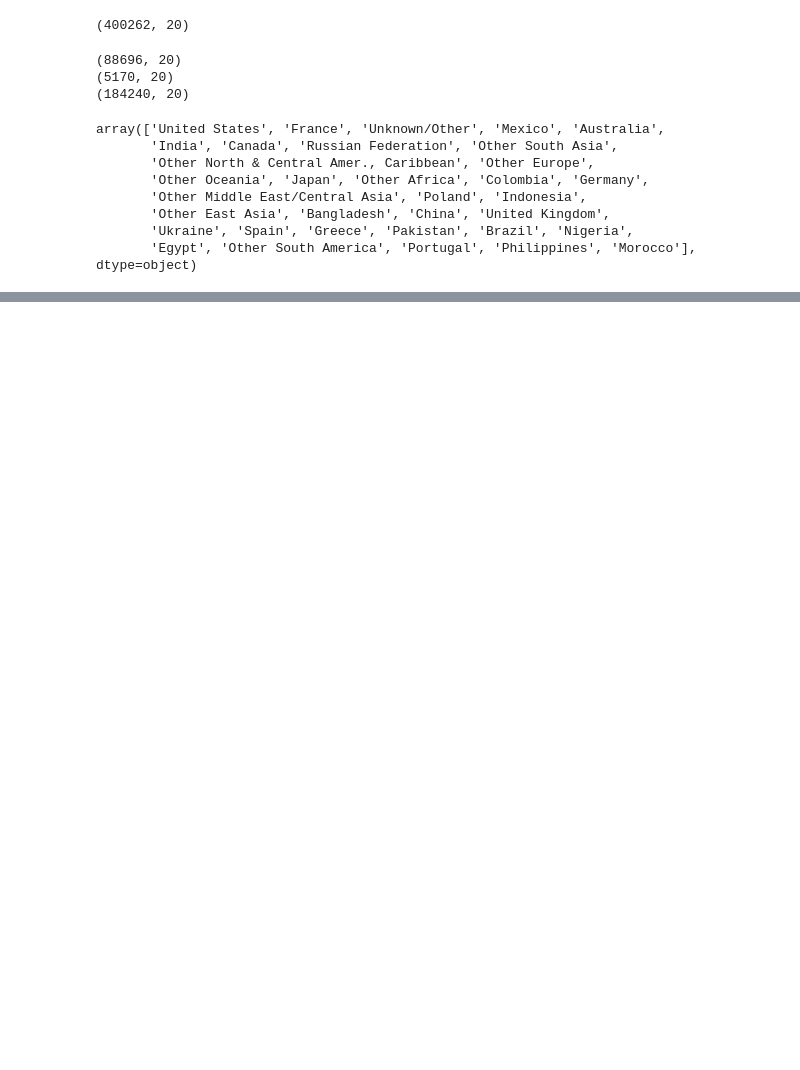
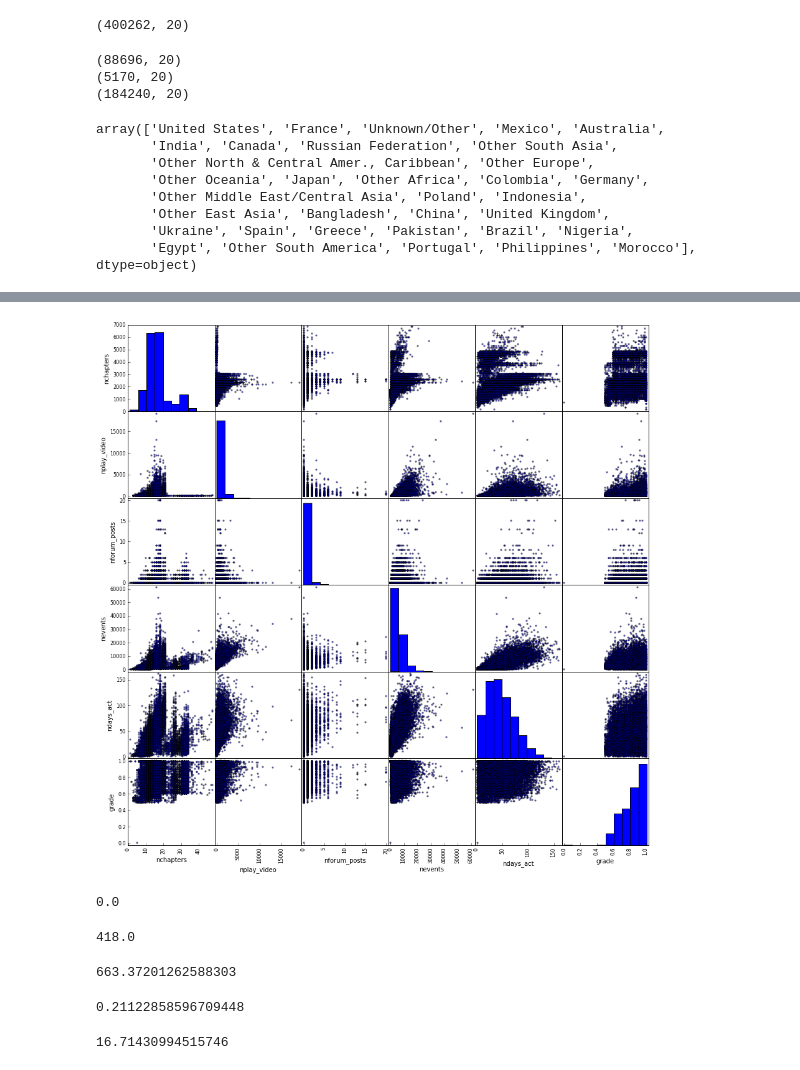
Before and after one commit to mattlichti/gen_assembly, a Jupyter notebook: Project/MOOC.ipynb, the cells around one changed output, grey strips where cells are left out. Cells and saved outputs as stored; diff of their text form; code cells hidden in the pictures; blank space fills up the shorter version.

```diff
--- a/Project/MOOC.ipynb
+++ b/Project/MOOC.ipynb
@@ -188,0 +256,2 @@ for country in data['final_cc_cname_DI'].unique()
+# %%
+success = data[data['certified']==1]
@@ -188,0 +278,24 @@ for country in data['final_cc_cname_DI'].unique()
+# %%
+scat = scatter_matrix(success[['nchapters','nplay_video','nforum_posts','nevents','ndays_act','grade']], figsize = (15,15))
+# %% [output]
+[figure, added]
+# %%
+success['nforum_posts'].median()
+# %% [output]
+0.0
+# %%
+success['nplay_video'].median()
+# %% [output]
+418.0
+# %%
+success['nplay_video'].mean()
+# %% [output]
+663.37201262588303
+# %%
+success['nforum_posts'].mean()
+# %% [output]
+0.21122858596709448
+# %%
+success['nchapters'].mean()
+# %% [output]
+16.71430994515746
```
Also changed, not shown: parts of 37 cells of this notebook, 2 other files.
